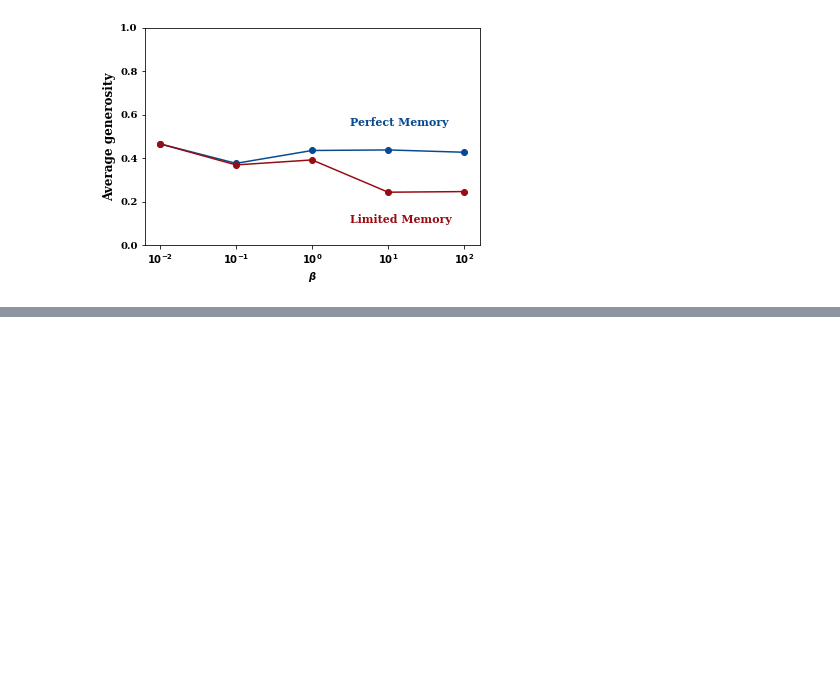
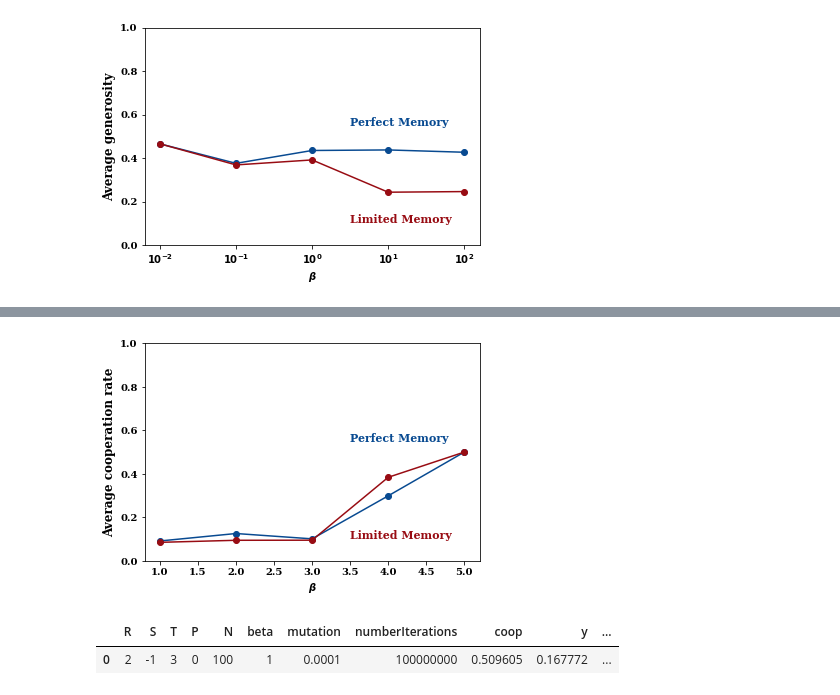
Before and after one commit to Nikoleta-v3/evolution-of-cooperation-with-limited-updating-payoff-memory, a Jupyter notebook: nbs/Donation Game Expected + Last Round .ipynb, the cells around one changed output, grey strips where cells are left out. Saved outputs shown, nothing was run; the diff lists cells and outputs as text; code cells hidden in the pictures; blank space fills up the shorter version.

```diff
--- a/nbs/Donation Game Expected + Last Round .ipynb
+++ b/nbs/Donation Game Expected + Last Round .ipynb
@@ -566,0 +610,22 @@ plt.savefig("../static/generosity_over_betas.pdf", bbox_inches='tight')
+# %%
+fig, axes = plt.subplots()
+
+axes.plot(range(1, 6), [mutation['q'].values[0] for mutation in mutations],
+          "-o", color=blues(0.9), label="expected");
+
+axes.plot(range(1, 6), [mutation['q'].values[0] for mutation in stoch_mutations],
+          "-o", color=reds(.9), label="stochastic");
+
+axes.set_ylabel('Average cooperation rate', weight="bold", fontsize=12);
+axes.set_xlabel(r'$\beta$', weight="bold");
+axes.set_ylim(0, 1);
+
+axes.text(3.5, .55, "Perfect Memory", fontsize=11, color=blues(.9))
+axes.text(3.5, .1, "Limited Memory", fontsize=11, color=reds(.9));
+# %% [output]
+[figure, added]
+# %%
+mutations[0]
+# %% [output]
+|  | R | S | T | P | N | beta | mutation | numberIterations | coop | y | ... |
+| 0 | 2 | -1 | 3 | 0 | 100 | 1 | 0.0001 | 100000000 | 0.509605 | 0.167772 | ... |
```
Also changed, not shown: parts of 10 cells of this notebook, 15 other files.
